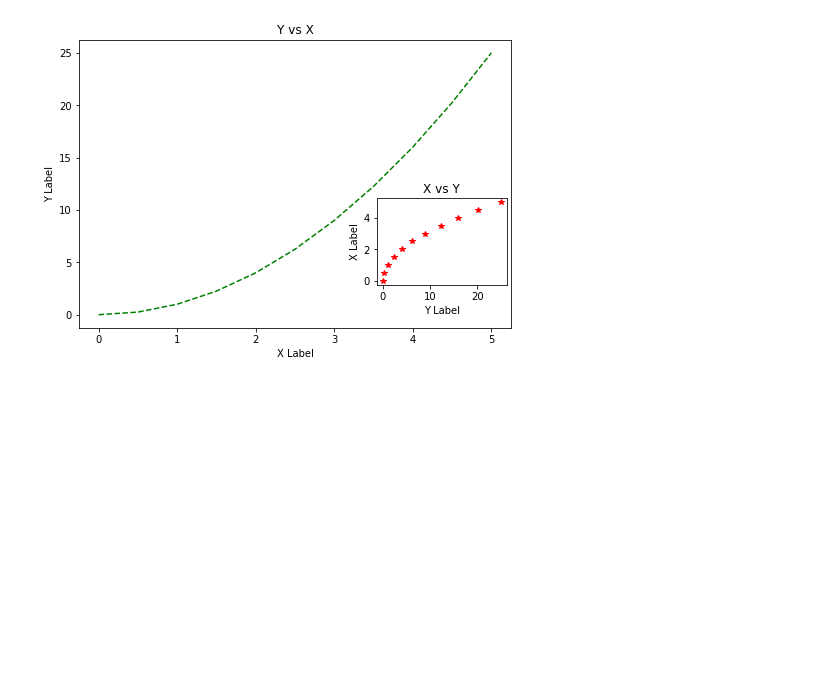
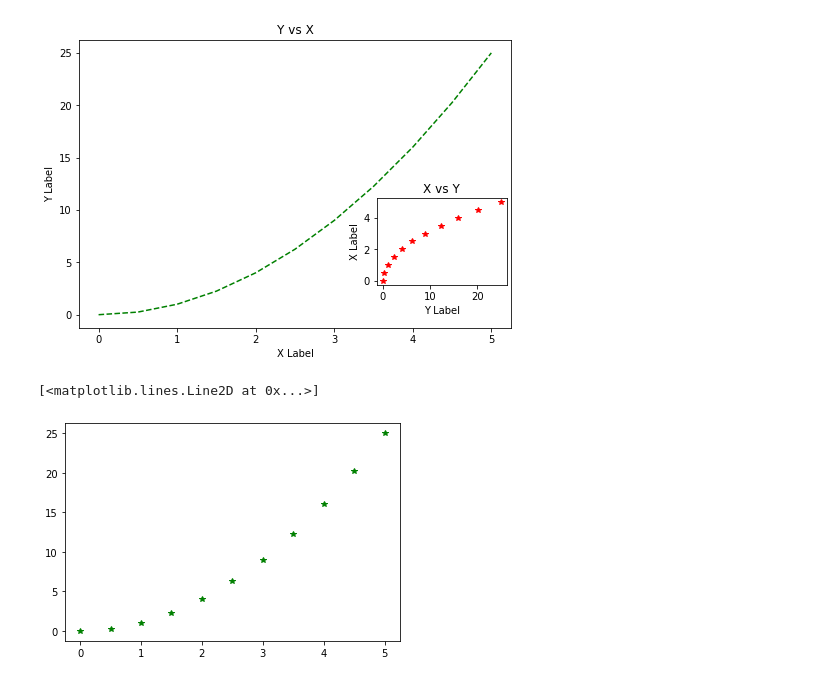
Before and after one commit to GKPSingh/M2D17, a Jupyter notebook: Learning Matplotlib.ipynb, the cells around one changed output. Saved outputs shown, nothing was run; the diff lists cells and outputs as text; code cells hidden in the pictures; blank space fills up the shorter version.

Commit message:
Learning  Matplotlib

```diff
--- a/Learning Matplotlib.ipynb
+++ b/Learning Matplotlib.ipynb
@@ -107,3 +107,9 @@ axes2.set_title('X vs Y')
 # %% [output]
 Text(0.5, 1.0, 'X vs Y')
 [figure]
+# %%
+fig ,axes = plt.subplots()
+axes.plot(x,y,'g*')
+# %% [output]
+[<matplotlib.lines.Line2D at 0x...>]
+[figure, added]
```
Also changed, not shown: parts of 6 cells of this notebook.
